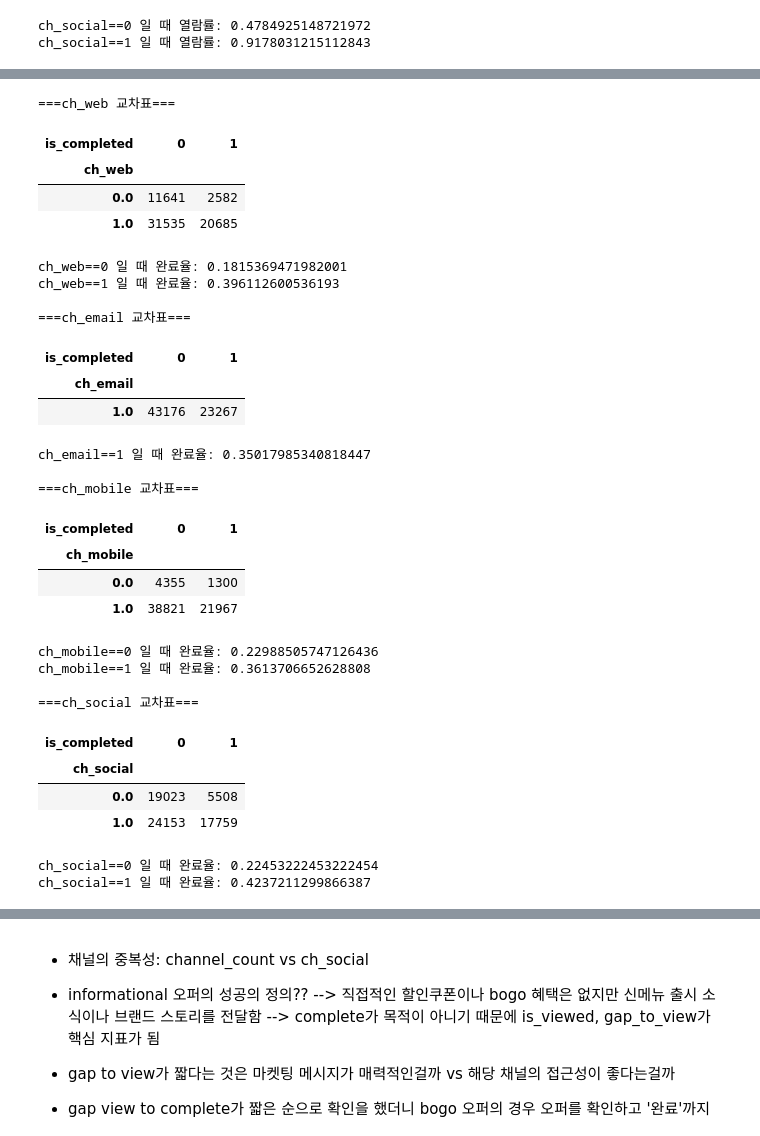
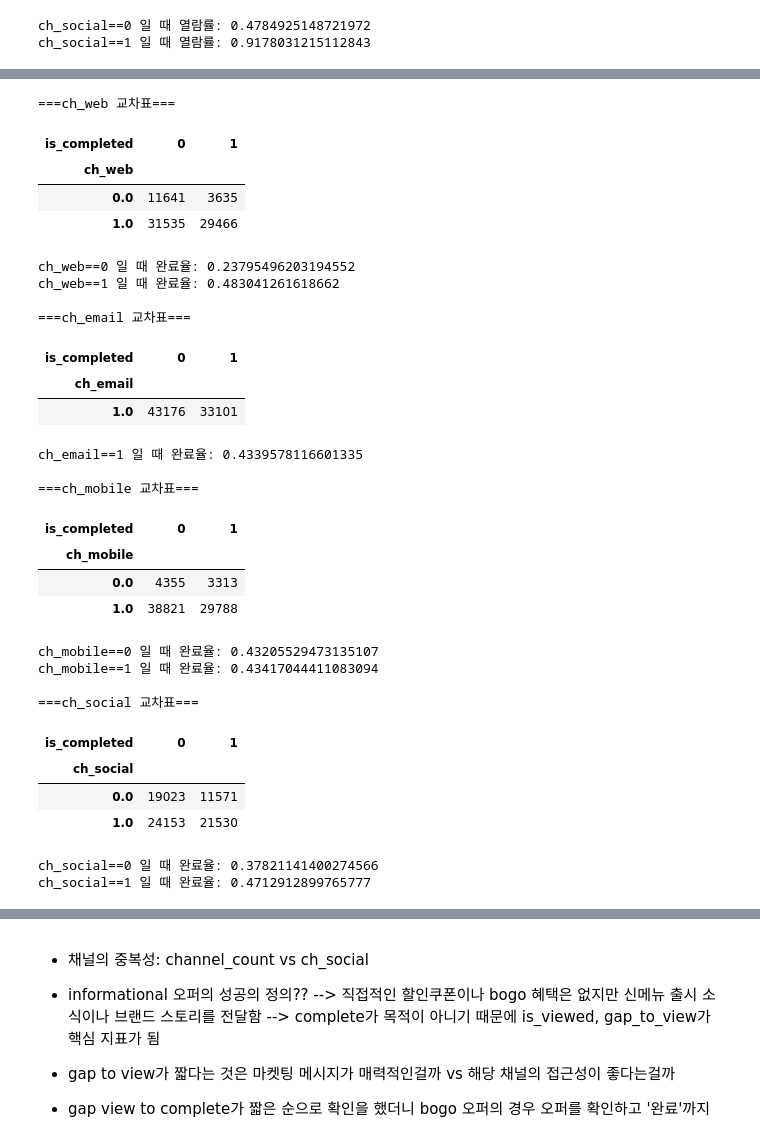
Before and after one commit to rladbstj56/practice_project, a Jupyter notebook: Myun_EDA/03_analysis_final_mine.ipynb, the cells around one changed output, grey strips where cells are left out. Saved outputs shown, nothing was run; the diff lists cells and outputs as text; code cells hidden in the pictures.

```diff
--- a/Myun_EDA/03_analysis_final_mine.ipynb
+++ b/Myun_EDA/03_analysis_final_mine.ipynb
@@ -670,8 +703,0 @@ print(small, medium, large) # 무시할 수준 ~ 0.1 / ~ 작은 ~ 0.3 / ~ 중간
-# %%
-# 채널수에 따른 avg_gap_to_view 확인
-channel_df_rate = df.groupby(['channel_count']).agg(
-    avg_gap_to_view = ('gap_to_view', 'mean'),
-    view_rate = ('is_viewed', 'mean'),
-    count = ('gender', 'size')
-).reset_index()
-channel_df_rate.sort_values(by=['avg_gap_to_view'], ascending=[True]) # 채널수가 많아질수록 도달시간이 짧아졌다
@@ -814,0 +880,26 @@ ch_social==1 일 때 열람률: 0.9178031215112843
+# %%
+# 모바일과 소셜 활용 시 열람률 영향 : 카이제곱 독립성 검정
+
+ch2 = ['ch_web', 'ch_mobile', 'ch_social']
+for ch in ch2:
+    print(f"\n=== {ch} 유무(0/1)와 열람률(is_viewed)의 독립성 검정 ===")
+    ct = pd.crosstab(df[ch], df['is_viewed'])
+    chi2(ct)
+
+    ### 효과크기
+    # 웹 : 0.1121
+    # 모바일 : 0.3021
+    # 소셜 : 0.4918
+
+    # ==== 웹 ====
+    # ch_web 채널이 포함된 경우, 열람률에 영향을 미치긴 하나, 영향력이 미미함 (0.1121)
+    # 스타벅스 웹사이트에 직접 접속을 해야만 오퍼를 볼 수 있어 열람률이 낮을 수 밖에 없음
+    # 웹 채널은 열람률에 미치는 영향이 작으므로 여기에 너무 많은 노력과 비용을 쏟기보다 모바일 앱(편리성) 최적화에 집중하는 것이 더 효율적일 듯
+
+    # ==== 모바일 ====
+    # ch_mobile 채널이 포함된 경우, 실무적으로 매우 유의미하게 열람률에 영향을 미치는 채널!
+    # 모바일 채널을 포함할 때 안정적인 열람률을 보장함 (0.3021)
+
+    # ==== 소셜 ====
+    # ch_social 채널은 열람을 결정짓는 핵심채널! (0.4918)
+    # 인지 효과를 극대화하기 위한 오퍼 (새로운 시즌 음료나 신메뉴 오퍼와 같은 브랜드 홍보 차원의 informational 오퍼 발송시 열람률이 높아야하기 때문에 소셜을 적극적으로 활용할 것을 추천)
@@ -853,44 +1009,44 @@ channel_df_rate.sort_values(by=['avg_gap_to_comp'], ascending=[True])
 # %%
 # 채널별 is_completed 유무 교차표 생성
 channels = ['ch_web', 'ch_email', 'ch_mobile', 'ch_social']
 
 for ch in channels:
-    ct = pd.crosstab(without_luck[ch], without_luck['is_completed'])
-    ct_norm = pd.crosstab(without_luck[ch], without_luck['is_completed'], normalize='index') # normalize='index'를 쓰면 행의 합이 1이 되도록 자동으로 계산
+    ct = pd.crosstab(df[ch], df['is_completed'])
+    ct_norm = pd.crosstab(df[ch], df['is_completed'], normalize='index') # normalize='index'를 쓰면 행의 합이 1이 되도록 자동으로 계산
     print(f"\n==={ch} 교차표===")
     display(ct)
     if ch != 'ch_email':
         print(f"{ch}==0 일 때 완료율: {ct_norm.loc[0,1]}")
     print(f"{ch}==1 일 때 완료율: {ct_norm.loc[1,1]}")
     # 웹의 경우에 웹 사용 유무에 따라 완료율이 두배이상 차이남
     # 하지만 오히려 모바일과 소셜의 경우 열람률엔 영향이 컸지만, 실제 마케팅 완료율은 차이가 크게 발생하지 않았다
 # %% [output]
 ===ch_web 교차표===
 | is_completed | 0 | 1 |
 | ch_web |  |  |
-| 0.0 | 11641 | 2582 |
-| 1.0 | 31535 | 20685 |
+| 0.0 | 11641 | 3635 |
+| 1.0 | 31535 | 29466 |
-ch_web==0 일 때 완료율: 0.1815369471982001
-ch_web==1 일 때 완료율: 0.396112600536193
+ch_web==0 일 때 완료율: 0.23795496203194552
+ch_web==1 일 때 완료율: 0.483041261618662
 
 ===ch_email 교차표===
 | is_completed | 0 | 1 |
 | ch_email |  |  |
-| 1.0 | 43176 | 23267 |
+| 1.0 | 43176 | 33101 |
-ch_email==1 일 때 완료율: 0.35017985340818447
+ch_email==1 일 때 완료율: 0.4339578116601335
 
 ===ch_mobile 교차표===
 | is_completed | 0 | 1 |
 | ch_mobile |  |  |
-| 0.0 | 4355 | 1300 |
-| 1.0 | 38821 | 21967 |
+| 0.0 | 4355 | 3313 |
+| 1.0 | 38821 | 29788 |
-ch_mobile==0 일 때 완료율: 0.22988505747126436
-ch_mobile==1 일 때 완료율: 0.3613706652628808
+ch_mobile==0 일 때 완료율: 0.43205529473135107
+ch_mobile==1 일 때 완료율: 0.43417044411083094
 
 ===ch_social 교차표===
 | is_completed | 0 | 1 |
 | ch_social |  |  |
-| 0.0 | 19023 | 5508 |
-| 1.0 | 24153 | 17759 |
+| 0.0 | 19023 | 11571 |
+| 1.0 | 24153 | 21530 |
-ch_social==0 일 때 완료율: 0.22453222453222454
-ch_social==1 일 때 완료율: 0.4237211299866387
+ch_social==0 일 때 완료율: 0.37821141400274566
+ch_social==1 일 때 완료율: 0.4712912899765777
```
Also changed, not shown: parts of 43 cells of this notebook, 1 other file.
